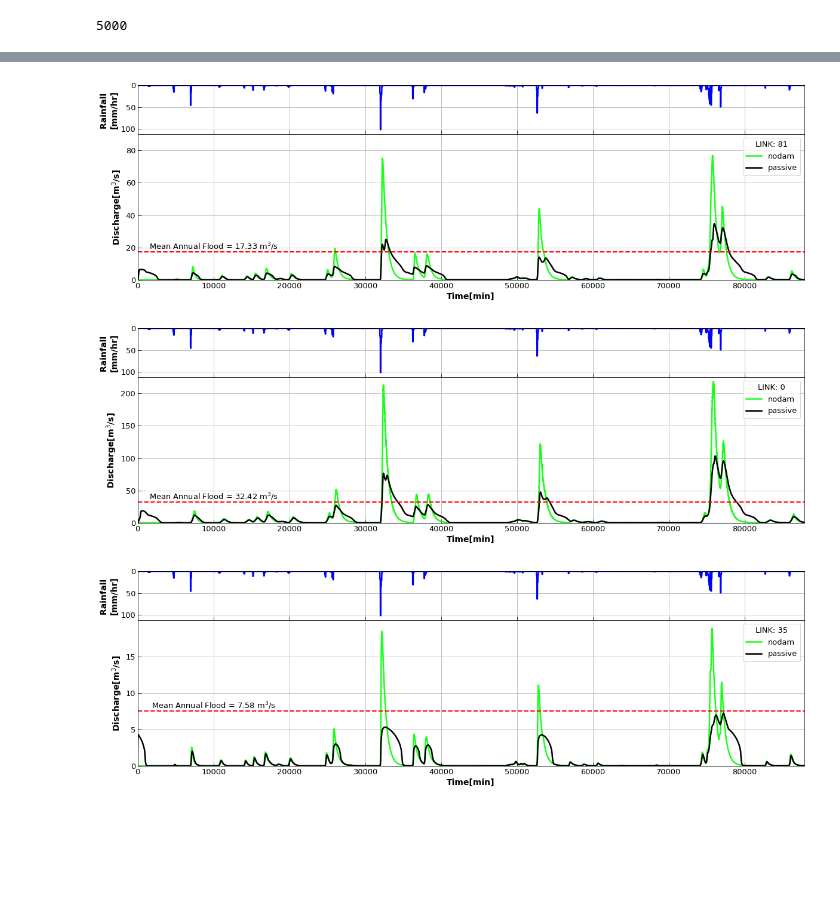
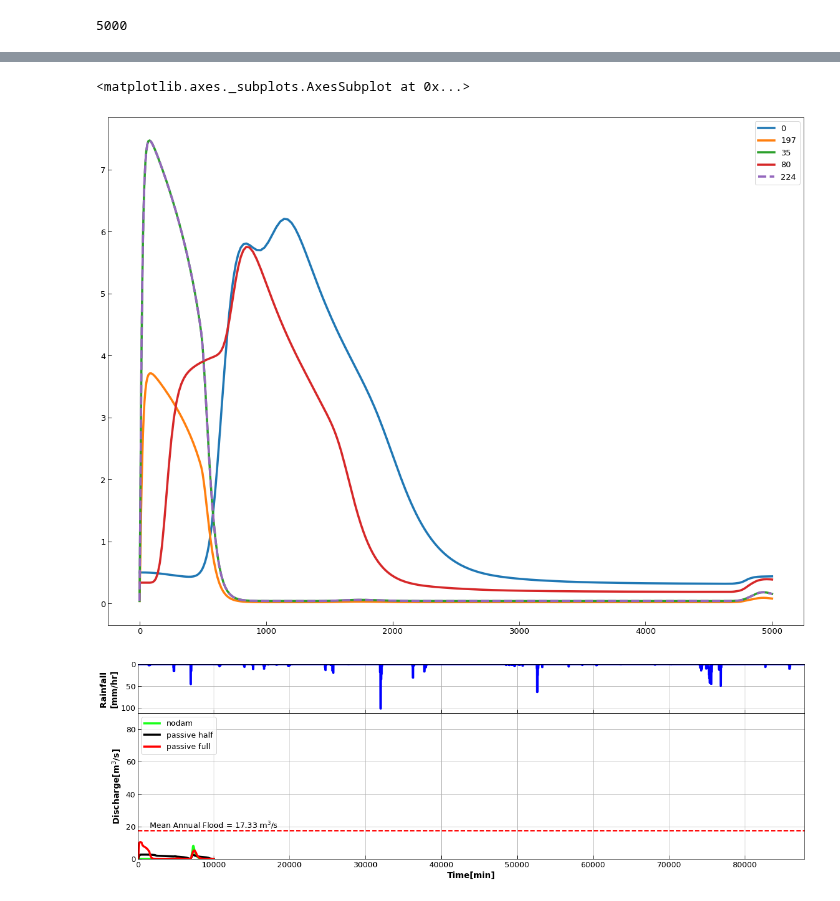
Before and after one commit to gurbuzf/DamStudy, a Jupyter notebook: dam_operation/simulations_test.ipynb, the cells around one changed output, grey strips where cells are left out. Drawn from its saved outputs; the diff is of its cells as text; code cells hidden in the pictures; blank space fills up the shorter version.

```diff
--- a/dam_operation/simulations_test.ipynb
+++ b/dam_operation/simulations_test.ipynb
@@ -274,15 +136,18 @@ while t0 < te-60:
+# %%
+fig, ax = plt.subplots(figsize=(20, 15))
+# ax.set_yscale('log')
+sim[0].plot(y='0', ax=ax)
+sim[0].plot(y='197', ax=ax)
+sim[0].plot(y='35', ax=ax)
+sim[0].plot(y='80', ax=ax)
+sim[0].plot(y='224', ax=ax, linestyle='dashed')
+# %% [output]
+<matplotlib.axes._subplots.AxesSubplot at 0x...>
+[figure, added]
 # %%
 s_name = '_h45_5_O75_1_10_19dams'
-pltKwargs = [{'label':'nodam', 'color':'#1AFF1A'}, {'label':'passive', 'color':'k'}]
-plot_sim(81, forcing, [dc_nodam, dc_passive], pltKwargs, d_type='discharge', discharge_axis=[0,90,20], area=20.25, save='../../Supp_DamStudy/Hydro81'+s_name)
+pltKwargs = [{'label':'nodam', 'color':'#1AFF1A'}, {'label':'passive half', 'color':'k'},{'label':'passive full', 'color':'red'}]
+plot_sim(81, forcing, [dc_nodam, dc_passive05, dc_passive10], pltKwargs, d_type='discharge', discharge_axis=[0,90,20], area=20.25)
 # %% [output]
-[figure, old version]
+[figure, new version]
-# %%
-plot_sim(0, forcing, [dc_nodam, dc_passive], pltKwargs, d_type='discharge', discharge_axis=[0,225,50], area=60.75, save='../../Supp_DamStudy/Hydro0'+s_name)
-# %% [output]
-[figure, removed]
-# %%
-plot_sim(35, forcing, [dc_nodam, dc_passive], pltKwargs, d_type='discharge', discharge_axis=[0,20,5], area=4.75, save='../../Supp_DamStudy/Hydro35'+s_name)
-# %% [output]
-[figure, removed]
 # %%
```
Also changed, not shown: parts of 19 cells of this notebook, 3 other files.
